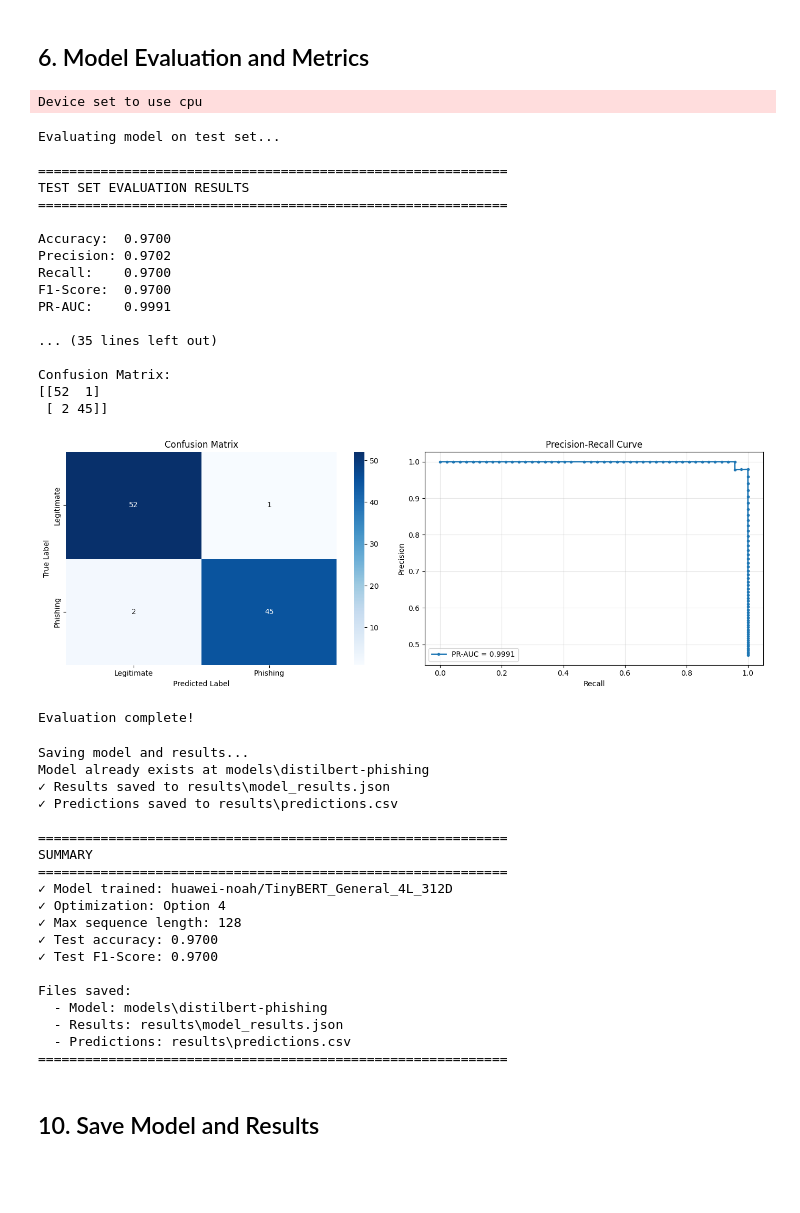
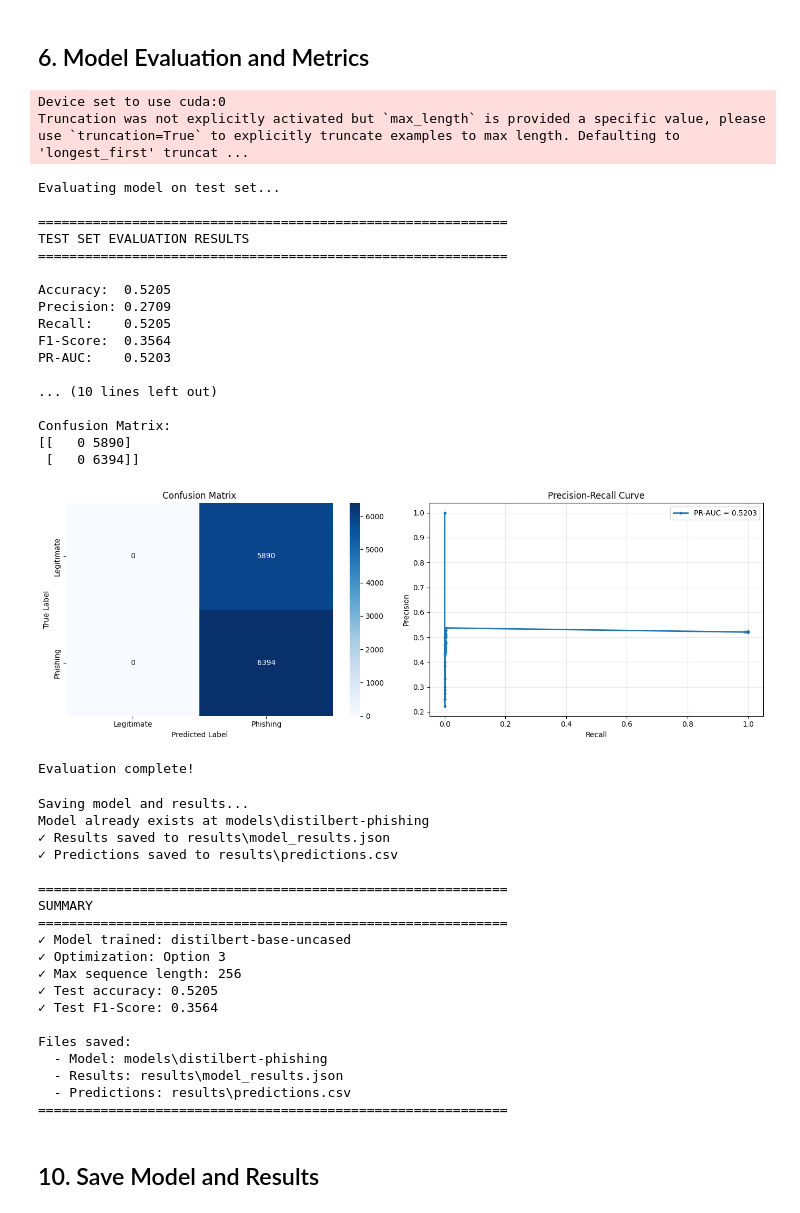
Before and after one commit to daria-koroleva/ml_project, a Jupyter notebook: distilbert_explainable.ipynb, the cells around one changed output. Saved outputs shown, nothing was run; the diff lists cells and outputs as text; code cells hidden in the pictures; blank space fills up the shorter version.

Commit message:
added trained model + results

```diff
--- a/distilbert_explainable.ipynb
+++ b/distilbert_explainable.ipynb
@@ -79,14 +140,14 @@ Using device: cpu
 # %%
 # Load the preprocessed data
 try:
-    train_df = pd.read_csv("data/preprocessing/train.csv")
-    val_df = pd.read_csv("data/preprocessing/val.csv")
-    test_df = pd.read_csv("data/preprocessing/test.csv")
+    train_df = pd.read_csv("data/train.csv")
+    val_df = pd.read_csv("data/val.csv")
+    test_df = pd.read_csv("data/test.csv")
     print(" Data loaded successfully from existing splits")
 except FileNotFoundError:
     print("Preprocessed data not found. Loading raw data...")
 
-SIMPLIFIED_TRAINING = True
+SIMPLIFIED_TRAINING = False
 if SIMPLIFIED_TRAINING:
     # keep only 5k samples for quicker experimentation
     train_df = train_df.sample(n=500, random_state=42)
@@ -173,7 +234,7 @@ This section demonstrates all options. Uncomment your preferred approach.
 # ============================================================================
 
 # Set optimization preference here (1, 2, 3, or 4)
-OPTIMIZATION_CHOICE = 4  # 1=Reduced Length, 2=Mixed Precision, 3=Pruning, 4=TinyBERT
+OPTIMIZATION_CHOICE = 3  # 1=Reduced Length, 2=Mixed Precision, 3=Pruning, 4=TinyBERT
 
 print("MODEL OPTIMIZATION SETUP")
 print("=" * 60)
@@ -251,7 +312,7 @@ elif OPTIMIZATION_CHOICE == 3:
     MAX_LENGTH = 256
     BATCH_SIZE = 32
     LEARNING_RATE = 2e-4
-    NUM_EPOCHS = 2
+    NUM_EPOCHS = 10
     PRUNING_AMOUNT = 0.3  # Remove 30% of weights
 
     print(f" Max sequence length: {MAX_LENGTH}")
@@ -276,7 +337,7 @@ elif OPTIMIZATION_CHOICE == 4:
     MAX_LENGTH = 128
     BATCH_SIZE = 64   # TinyBERT is so light you can use huge batches
     LEARNING_RATE = 3e-4
-    NUM_EPOCHS = 3
+    NUM_EPOCHS = 10
 
     print(f" Model: TinyBERT (4 layers, 312 hidden dims)")
     print(f" Base model: {model_name}")
@@ -625,23 +679,8 @@ Ready to proceed with training!
 ## 5. Train the Model
 # %%
 # Check if pre-trained model exists
-model_save_path = Path("./models/distilbert-phishing")
-model_exists = model_save_path.exists() and any(model_save_path.glob("*.bin")) or any(model_save_path.glob("*.safetensors"))
-
-if model_exists:
-    print("Loading pre-trained model...")
-    try:
-        model = DistilBertForSequenceClassification.from_pretrained(
-            model_save_path,
-            output_attentions=True
-        ).to(device)
-        tokenizer = DistilBertTokenizer.from_pretrained(model_save_path)
-        print("Pre-trained model loaded successfully!")
-    except Exception as e:
-        print(f"Failed to load model: {e}")
-        print("Will train a new model instead...")
-        model_exists = False
-
+model_save_path = Path("./models/distilbert-phishing/distilbert")
+model_exists = False
 if not model_exists:
     print("Training new model...")
 
@@ -797,6 +844,8 @@ base_pipeline = pipeline(
     "text-classification",
     model=model,
     tokenizer=tokenizer,
+     max_length=MAX_LENGTH,
+    truncation=True,
     device=0 if torch.cuda.is_available() else -1,
     return_all_scores=True
 )
@@ -863,43 +912,44 @@ sns.heatmap(conf_matrix, annot=True, fmt='d', cmap='Blues',
            xticklabels=['Legitimate', 'Phishing'],
            yticklabels=['Legitimate', 'Phishing'],
            ax=axes[0])
 axes[0].set_title('Confusion Matrix')
 axes[0].set_ylabel('True Label')
 axes[0].set_xlabel('Predicted Label')
 
 # Precision-Recall Curve
 precision_curve, recall_curve, _ = precision_recall_curve(y_test, y_prob)
 axes[1].plot(recall_curve, precision_curve, marker='.', linewidth=2, label=f'PR-AUC = {pr_auc:.4f}')
 axes[1].set_xlabel('Recall')
 axes[1].set_ylabel('Precision')
 axes[1].set_title('Precision-Recall Curve')
 axes[1].legend()
 axes[1].grid(True, alpha=0.3)
 
 plt.tight_layout()
 plt.show()
 
 print("\nEvaluation complete!")
 # %% [output]
-Device set to use cpu
+Device set to use cuda:0
+Truncation was not explicitly activated but `max_length` is provided a specific value, please use `truncation=True` to explicitly truncate examples to max length. Defaulting to 'longest_first' truncat ...
 Evaluating model on test set...
 
 ============================================================
 TEST SET EVALUATION RESULTS
 ============================================================
 
-Accuracy:  0.9700
-Precision: 0.9702
-Recall:    0.9700
-F1-Score:  0.9700
-PR-AUC:    0.9991
+Accuracy:  0.5205
+Precision: 0.2709
+Recall:    0.5205
+F1-Score:  0.3564
+PR-AUC:    0.5203
 
-... (35 lines left out)
+... (10 lines left out)
 
 Confusion Matrix:
-[[52  1]
- [ 2 45]]
+[[   0 5890]
+ [   0 6394]]
-[figure, old version]
+[figure, new version]
 Evaluation complete!
 # %%
 # Save Model and Results
@@ -990,11 +1040,11 @@ Model already exists at models\distilbert-phishing
 ============================================================
 SUMMARY
 ============================================================
-✓ Model trained: huawei-noah/TinyBERT_General_4L_312D
-✓ Optimization: Option 4
-✓ Max sequence length: 128
-✓ Test accuracy: 0.9700
-✓ Test F1-Score: 0.9700
+✓ Model trained: distilbert-base-uncased
+✓ Optimization: Option 3
+✓ Max sequence length: 256
+✓ Test accuracy: 0.5205
+✓ Test F1-Score: 0.3564
 
 Files saved:
   - Model: models\distilbert-phishing
```
Also changed, not shown: parts of 11 cells of this notebook, 33 other files.
